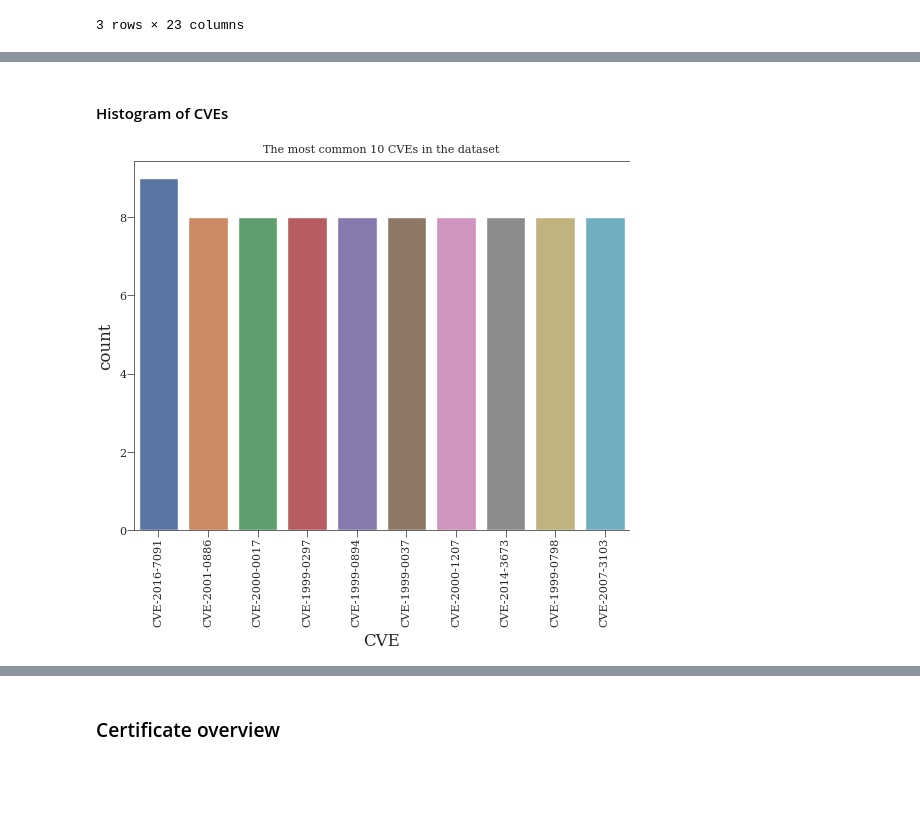
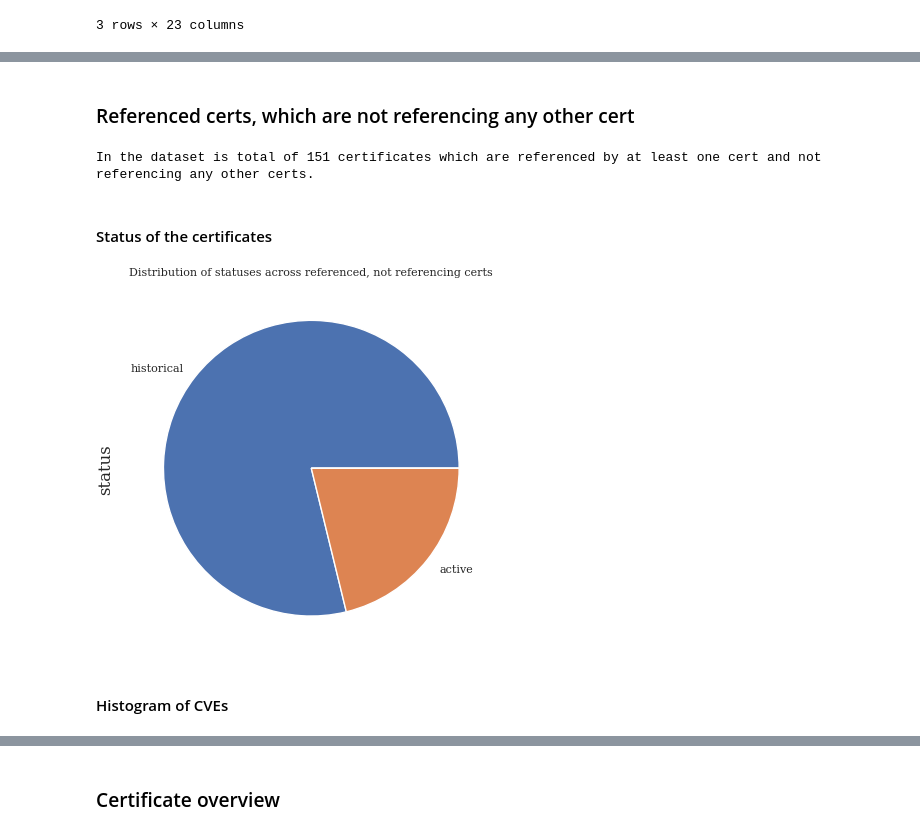
Before and after one commit to crocs-muni/sec-certs, a Jupyter notebook: notebooks/fips/references.ipynb, the cells around one changed output, grey strips where cells are left out. Saved outputs shown, nothing was run; the diff lists cells and outputs as text; code cells hidden in the pictures; blank space fills up the shorter version.

Commit message:
feat: Added CVE, status analysis for referencing, no referenced by certs

```diff
--- a/notebooks/fips/references.ipynb
+++ b/notebooks/fips/references.ipynb
@@ -521,21 +509,19 @@ not_referencing_status_df: DataFrame = not_referencing_df
-# %% [markdown]
-#### Histogram of CVEs
-# %%
-number_of_cves: int = 10
-counter: Counter = Counter()
-
-for cve_set in not_referencing_df["related_cves"]:
-    if pd.isna(cve_set):
-        continue
-    counter.update(cve_set)
-
-not_referencing_cve_df: DataFrame = pd.DataFrame.from_dict(counter, orient="index").reset_index()
-not_referencing_cve_df.columns = ("CVE", "count")
-not_referencing_cve_df.sort_values(by="count", ascending=False, inplace=True)
-sns.barplot(x="CVE", y="count", data=not_referencing_cve_df.head(number_of_cves))
-
-plt.title(f"The most common {number_of_cves} CVEs in the dataset")
-plt.xticks(rotation=90)
-plt.show()
-# %% [output]
-[figure, removed]
+# %% [markdown]
+### Referenced certs, which are not referencing any other cert
+# %%
+not_referencing_df: DataFrame = df[(df["module_directly_referencing"].isna()) & (df["module_directly_referenced_by"].notna())]
+print(f"In the dataset is total of {not_referencing_df.shape[0]} certificates which are referenced by at least one cert and not referencing any other certs.")
+# %% [output]
+In the dataset is total of 151 certificates which are referenced by at least one cert and not referencing any other certs.
+# %% [markdown]
+#### Status of the certificates
+# %%
+not_referencing_status_df: DataFrame = not_referencing_df["status"].value_counts()
+not_referencing_status_df.plot.pie()
+
+plt.title("Distribution of statuses across referenced, not referencing certs")
+plt.show()
+# %% [output]
+[figure, added]
+# %% [markdown]
+#### Histogram of CVEs
```
Also changed, not shown: parts of 14 cells of this notebook.
